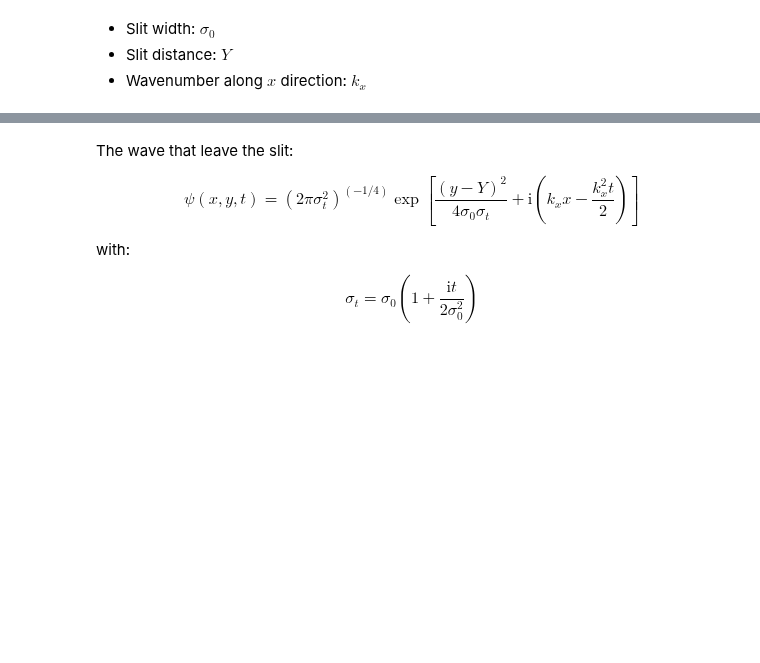
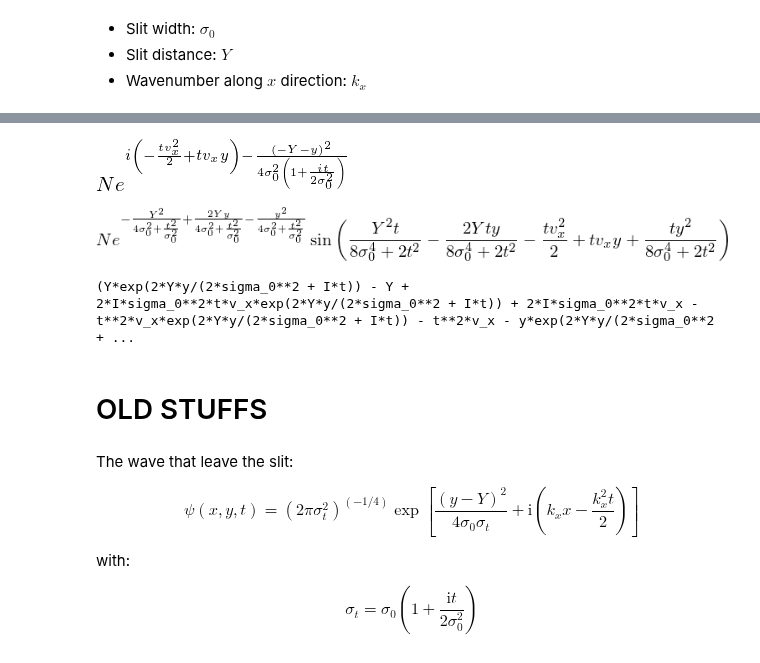
Before and after one commit to f-fathurrahman/ffr-komputasi-material, a Jupyter notebook: ComputationalQM/bohmian_mechanics/double_slits/DoubleSlits.ipynb, the cells around one changed output, grey strips where cells are left out. Saved outputs shown, nothing was run; the diff lists cells and outputs as text; code cells hidden in the pictures; blank space fills up the shorter version.

```diff
--- a/ComputationalQM/bohmian_mechanics/double_slits/DoubleSlits.ipynb
+++ b/ComputationalQM/bohmian_mechanics/double_slits/DoubleSlits.ipynb
@@ -4,0 +29,9 @@
+# %%
+psi2 = wavefunction(Y, σ0, σt, vx, N, x, -y, t)
+psi2
+# %% [output]
+[figure, added]
+# %%
+im(psi1)
+# %% [output]
+[figure, added]
@@ -5,3 +43,9 @@
+# %%
+print(ydot_simple)
+# %% [output]
+(Y*exp(2*Y*y/(2*sigma_0**2 + I*t)) - Y + 2*I*sigma_0**2*t*v_x*exp(2*Y*y/(2*sigma_0**2 + I*t)) + 2*I*sigma_0**2*t*v_x - t**2*v_x*exp(2*Y*y/(2*sigma_0**2 + I*t)) - t**2*v_x - y*exp(2*Y*y/(2*sigma_0**2 + ...
+# %% [markdown]
+# OLD STUFFS
 # %% [markdown]
 The wave that leave the slit:
 
```
Also changed, not shown: parts of 9 cells of this notebook, 2 other files.
